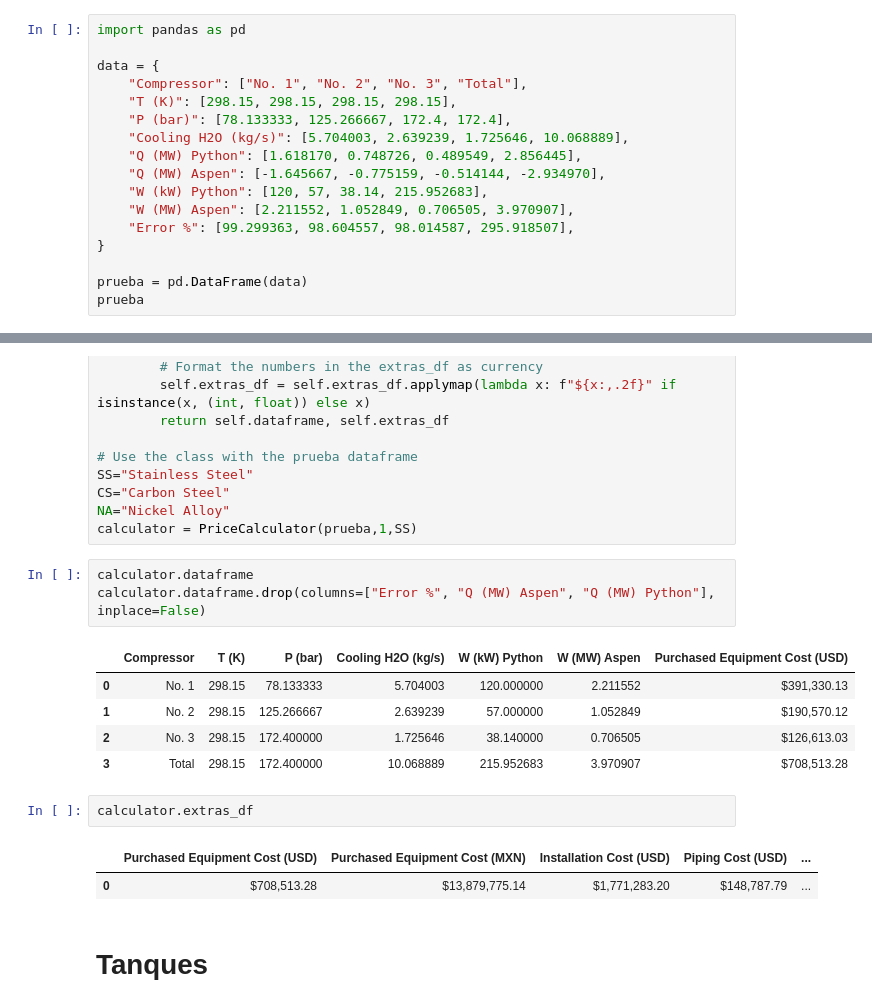
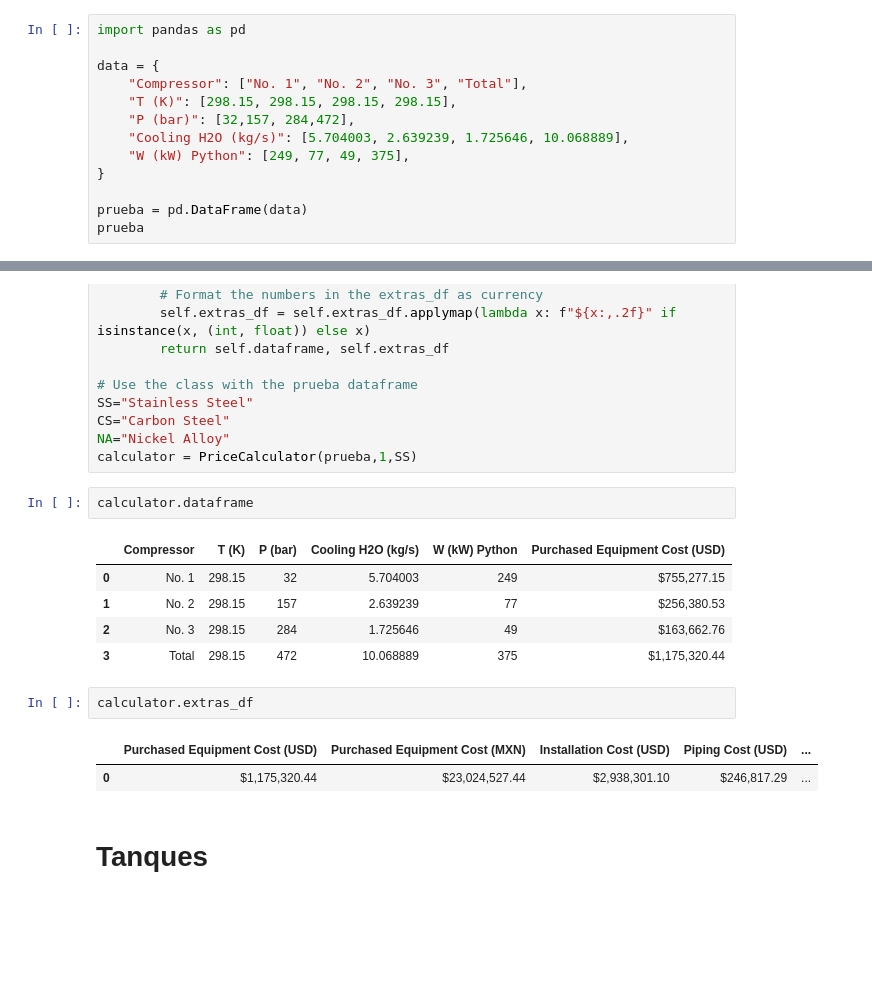
Before and after one commit to SOTO729/8vo, a Jupyter notebook: Evaluacion económica/Calculo de costos.ipynb, the cells around one changed output, grey strips where cells are left out. Cells and saved outputs as stored; diff of their text form; blank space fills up the shorter version.

```diff
--- a/Evaluacion económica/Calculo de costos.ipynb
+++ b/Evaluacion económica/Calculo de costos.ipynb
@@ -23,13 +23,9 @@ import pandas as pd
 data = {
     "Compressor": ["No. 1", "No. 2", "No. 3", "Total"],
     "T (K)": [298.15, 298.15, 298.15, 298.15],
-    "P (bar)": [78.133333, 125.266667, 172.4, 172.4],
+    "P (bar)": [32,157, 284,472],
     "Cooling H2O (kg/s)": [5.704003, 2.639239, 1.725646, 10.068889],
-    "Q (MW) Python": [1.618170, 0.748726, 0.489549, 2.856445],
-    "Q (MW) Aspen": [-1.645667, -0.775159, -0.514144, -2.934970],
-    "W (kW) Python": [120, 57, 38.14, 215.952683],
-    "W (MW) Aspen": [2.211552, 1.052849, 0.706505, 3.970907],
-    "Error %": [99.299363, 98.604557, 98.014587, 295.918507],
+    "W (kW) Python": [249, 77, 49, 375],
 }
 
 prueba = pd.DataFrame(data)
@@ -113,18 +109,17 @@ NA="Nickel Alloy"
 calculator = PriceCalculator(prueba,1,SS)
 # %%
 calculator.dataframe
-calculator.dataframe.drop(columns=["Error %", "Q (MW) Aspen", "Q (MW) Python"], inplace=False)
 # %% [output]
-|  | Compressor | T (K) | P (bar) | Cooling H2O (kg/s) | W (kW) Python | W (MW) Aspen | Purchased Equipment Cost (USD) |
-| 0 | No. 1 | 298.15 | 78.133333 | 5.704003 | 120.000000 | 2.211552 | $391,330.13 |
-| 1 | No. 2 | 298.15 | 125.266667 | 2.639239 | 57.000000 | 1.052849 | $190,570.12 |
-| 2 | No. 3 | 298.15 | 172.400000 | 1.725646 | 38.140000 | 0.706505 | $126,613.03 |
-| 3 | Total | 298.15 | 172.400000 | 10.068889 | 215.952683 | 3.970907 | $708,513.28 |
+|  | Compressor | T (K) | P (bar) | Cooling H2O (kg/s) | W (kW) Python | Purchased Equipment Cost (USD) |
+| 0 | No. 1 | 298.15 | 32 | 5.704003 | 249 | $755,277.15 |
+| 1 | No. 2 | 298.15 | 157 | 2.639239 | 77 | $256,380.53 |
+| 2 | No. 3 | 298.15 | 284 | 1.725646 | 49 | $163,662.76 |
+| 3 | Total | 298.15 | 472 | 10.068889 | 375 | $1,175,320.44 |
 # %%
 calculator.extras_df
 # %% [output]
 |  | Purchased Equipment Cost (USD) | Purchased Equipment Cost (MXN) | Installation Cost (USD) | Piping Cost (USD) | ... |
-| 0 | $708,513.28 | $13,879,775.14 | $1,771,283.20 | $148,787.79 | ... |
+| 0 | $1,175,320.44 | $23,024,527.44 | $2,938,301.10 | $246,817.29 | ... |
 # %% [markdown]
  <h1>Tanques </h1>
 # %% [markdown]
```
Also changed, not shown: parts of 3 cells of this notebook.
